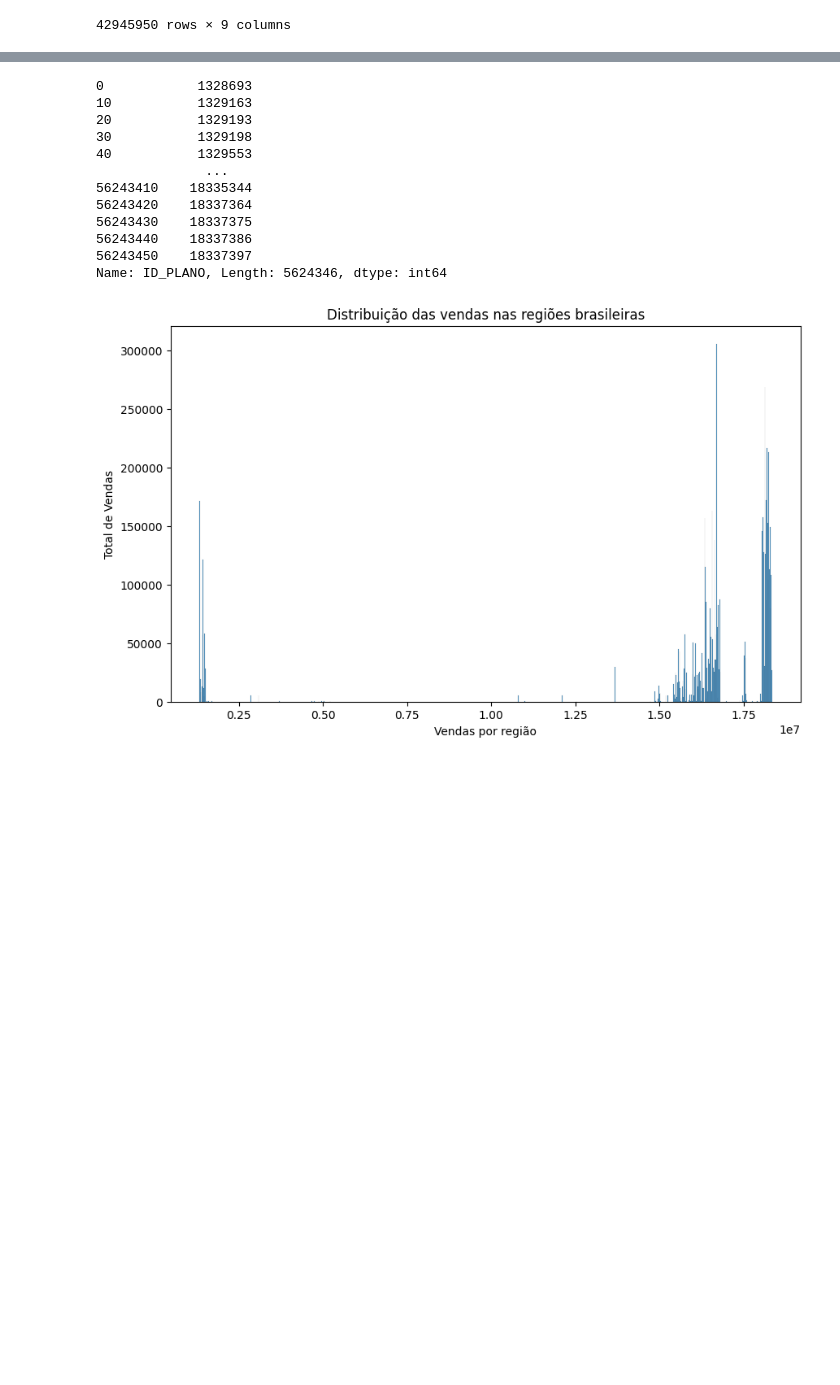
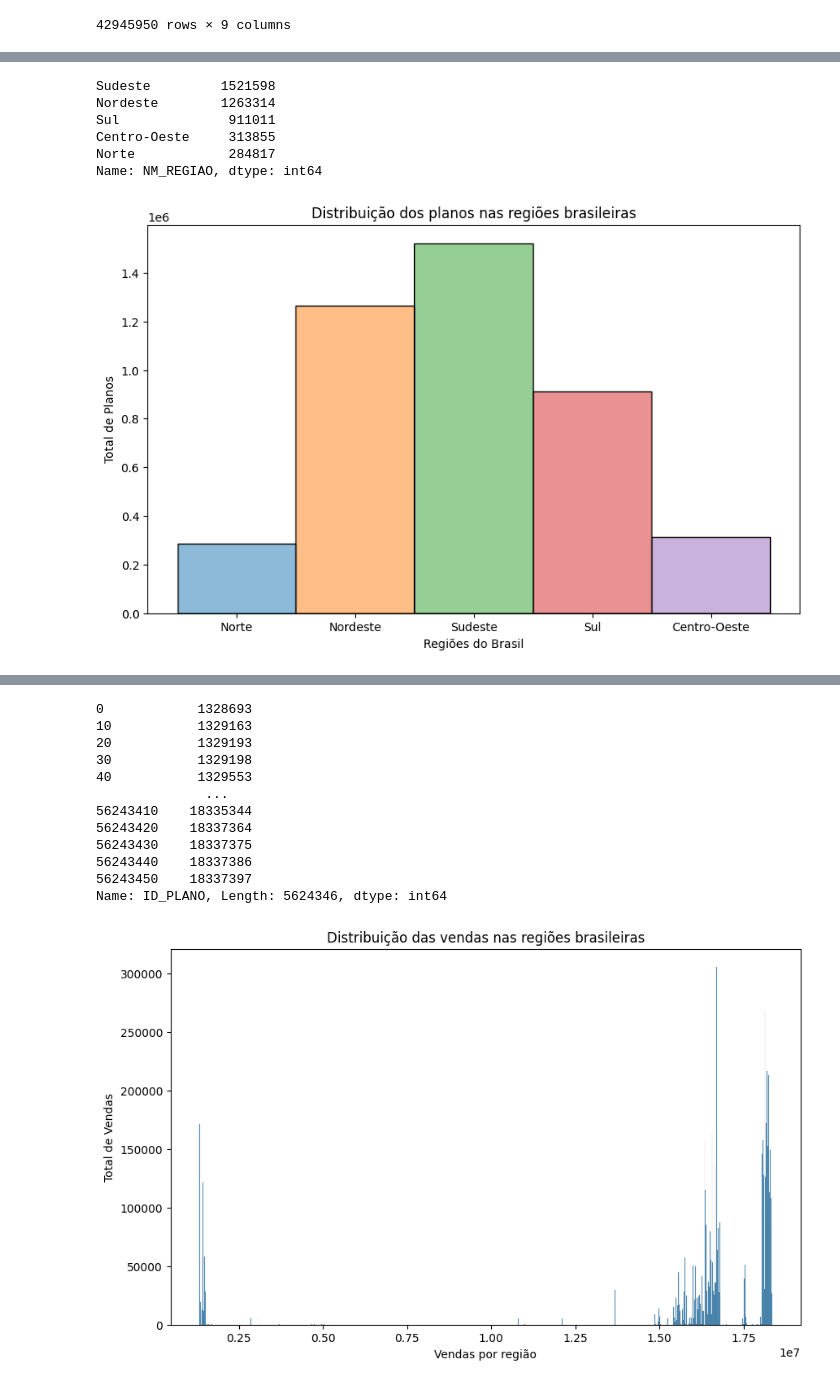
Before and after one commit to MaMBassi/TopicosEspeciaisII, a Jupyter notebook: analise_estatistica_plano_saude_2020.ipynb, the cells around one changed output, grey strips where cells are left out. Drawn from its saved outputs; the diff is of its cells as text; code cells hidden in the pictures; blank space fills up the shorter version.

```diff
--- a/analise_estatistica_plano_saude_2020.ipynb
+++ b/analise_estatistica_plano_saude_2020.ipynb
@@ -263,0 +247,3 @@ tabela
+# %%
+planos_1 = planos_ativos_2020.loc[planos_ativos_2020['CD_FAIXA_ETARIA'] == 1]
+planos_1
@@ -263,0 +264,17 @@ tabela
+# %%
+#Analise das regiões
+print(planos_1['NM_REGIAO'].value_counts())
+plt.figure(figsize=(10, 6))
+sns.histplot(data=planos_1, x='NM_REGIAO', hue="NM_REGIAO", legend=False, bins=30)
+plt.title('Distribuição dos planos nas regiões brasileiras')
+plt.xlabel('Regiões do Brasil')
+plt.ylabel('Total de Planos')
+plt.show()
+# %% [output]
+Sudeste         1521598
+Nordeste        1263314
+Sul              911011
+Centro-Oeste     313855
+Norte            284817
+Name: NM_REGIAO, dtype: int64
+[figure, added]
```
Also changed, not shown: parts of 8 cells of this notebook.
